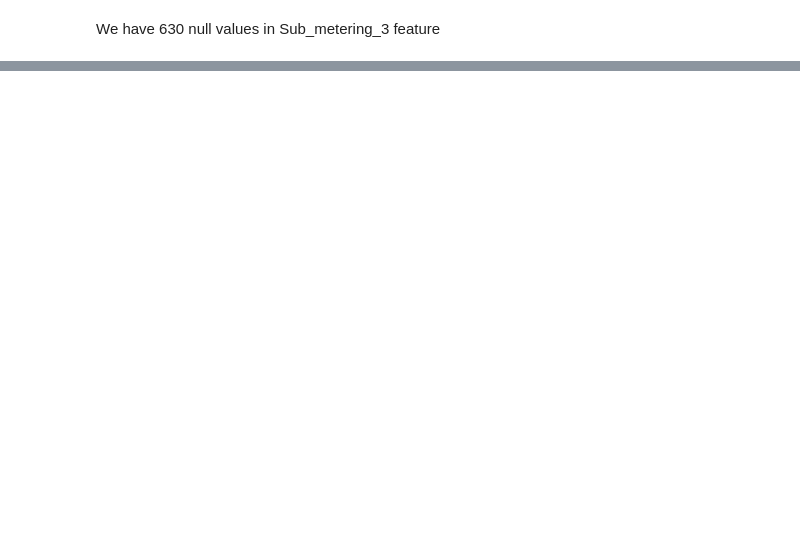
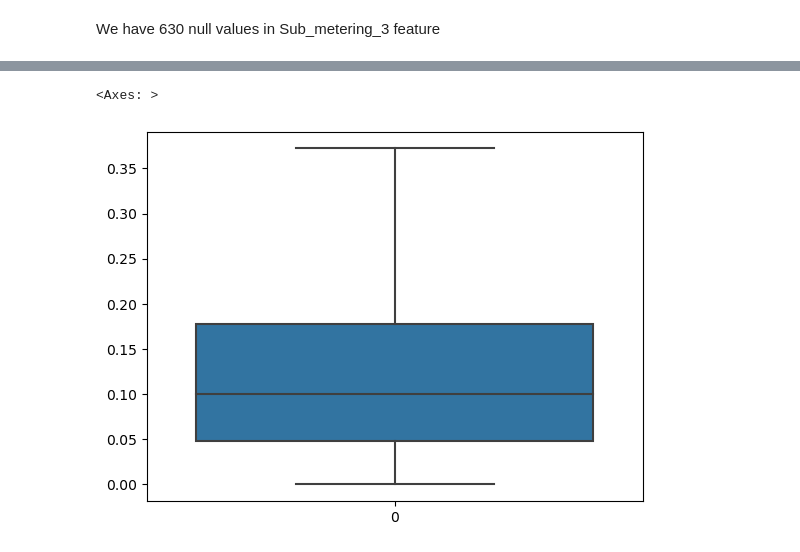
Before and after one commit to Batman21294/Regression-Individual-household-electric-power-consumption, a Jupyter notebook: Individual household electric power consumption.ipynb, the cells around one changed output, grey strips where cells are left out. Drawn from its saved outputs; the diff is of its cells as text; code cells hidden in the pictures; blank space fills up the shorter version.

```diff
--- a/Individual household electric power consumption.ipynb
+++ b/Individual household electric power consumption.ipynb
@@ -84,0 +317,3 @@ We have 630 null values in Sub_metering_3 feature
+# %%
+# since seconds are all 0, we can drop it
+data_sample.drop("Seconds",axis=1,inplace=True)
@@ -84,0 +336,2 @@ We have 630 null values in Sub_metering_3 feature
+# %%
+data_sample.drop(columns=['Sub_metering_1','Sub_metering_2','Sub_metering_3'],axis=1,inplace=True)
@@ -84,0 +371,9 @@ We have 630 null values in Sub_metering_3 feature
+# %%
+for i in data_sample['Global_active_power']:
+    q1 = data_sample['Global_active_power'].quantile(0.25)
+    q3 = data_sample['Global_active_power'].quantile(0.75)
+    iqr=q3-q1
+    lower_fence = q1-(1.5)*iqr
+    upper_fence = q3+(1.5)*iqr
+    if i<lower_fence or i>upper_fence:
+        data_sample['Global_active_power'] = data_sample['Global_active_power'].replace(i,np.median(data_sample['Global_active_power']))
@@ -84,0 +386,14 @@ We have 630 null values in Sub_metering_3 feature
+# %%
+for i in data_sample['Global_reactive_power']:
+    q1 = data_sample['Global_reactive_power'].quantile(0.25)
+    q3 = data_sample['Global_reactive_power'].quantile(0.75)
+    iqr=q3-q1
+    lower_fence = q1-(1.5)*iqr
+    upper_fence = q3+(1.5)*iqr
+    if i<lower_fence or i>upper_fence:
+        data_sample['Global_reactive_power'] = data_sample['Global_reactive_power'].replace(i,np.median(data_sample['Global_reactive_power']))
+# %%
+sns.boxplot(data_sample['Global_reactive_power'].values)
+# %% [output]
+<Axes: >
+[figure, added]
```
Also changed, not shown: parts of 63 cells of this notebook, 1 other file.
